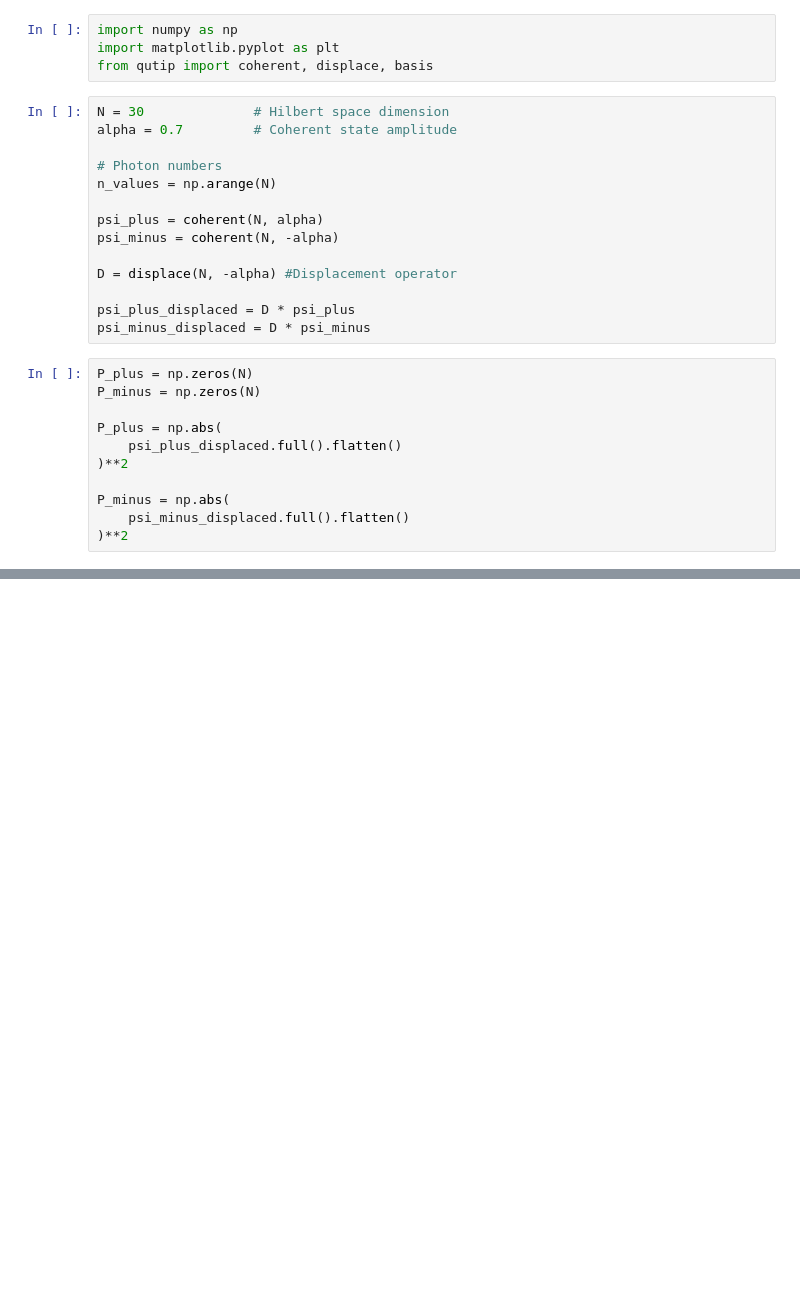
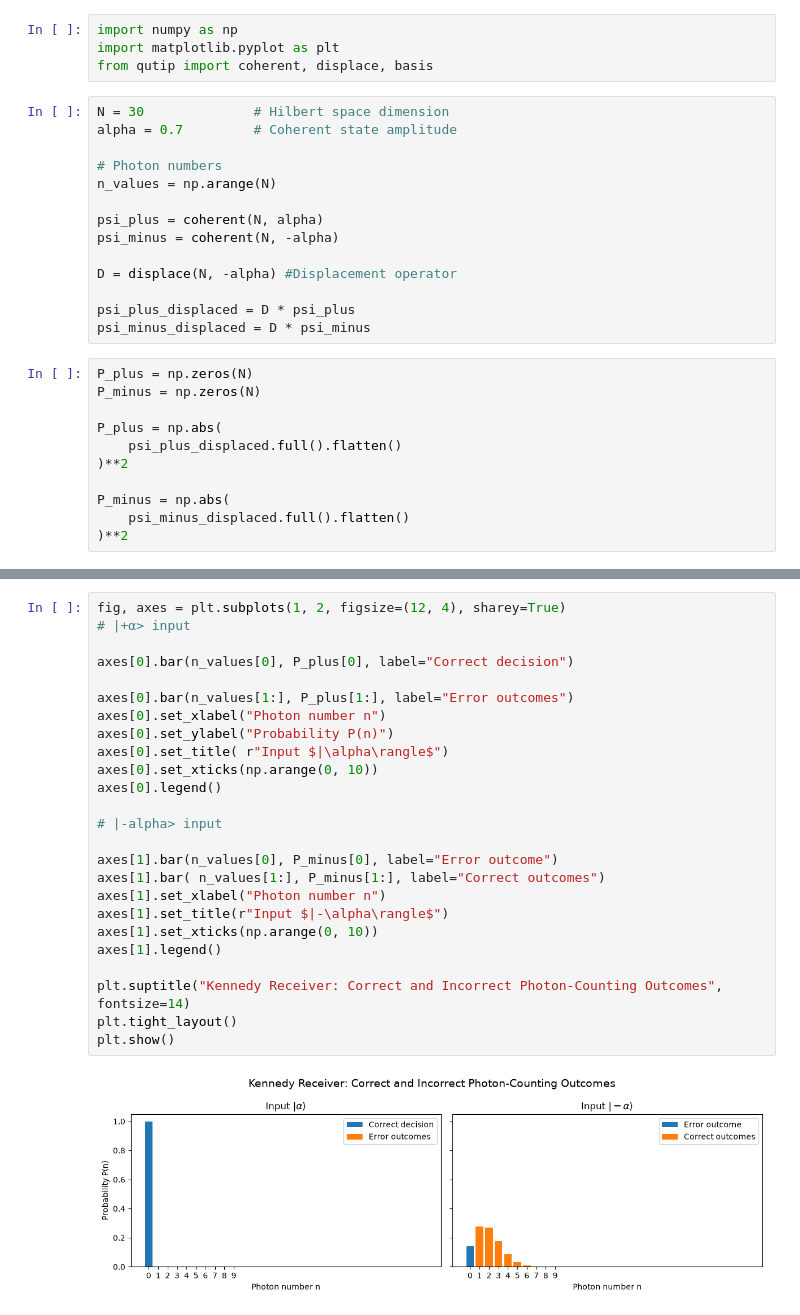
Before and after one commit to marianabagulho/final_project_Mariana_Ines_Andrew, a Jupyter notebook: Kennedy_Day1.ipynb, the cells around one changed output, grey strips where cells are left out. Cells and saved outputs as stored; diff of their text form; blank space fills up the shorter version.

```diff
--- a/Kennedy_Day1.ipynb
+++ b/Kennedy_Day1.ipynb
@@ -52,0 +66,27 @@ print(error)
+# %%
+fig, axes = plt.subplots(1, 2, figsize=(12, 4), sharey=True)
+# |+α> input
+
+axes[0].bar(n_values[0], P_plus[0], label="Correct decision")
+
+axes[0].bar(n_values[1:], P_plus[1:], label="Error outcomes")
+axes[0].set_xlabel("Photon number n")
+axes[0].set_ylabel("Probability P(n)")
+axes[0].set_title( r"Input $|\alpha\rangle$")
+axes[0].set_xticks(np.arange(0, 10))
+axes[0].legend()
+
+# |-alpha> input
+
+axes[1].bar(n_values[0], P_minus[0], label="Error outcome")
+axes[1].bar( n_values[1:], P_minus[1:], label="Correct outcomes")
+axes[1].set_xlabel("Photon number n")
+axes[1].set_title(r"Input $|-\alpha\rangle$")
+axes[1].set_xticks(np.arange(0, 10))
+axes[1].legend()
+
+plt.suptitle("Kennedy Receiver: Correct and Incorrect Photon-Counting Outcomes", fontsize=14)
+plt.tight_layout()
+plt.show()
+# %% [output]
+[figure, added]
```
Also changed, not shown: parts of 6 cells of this notebook.
